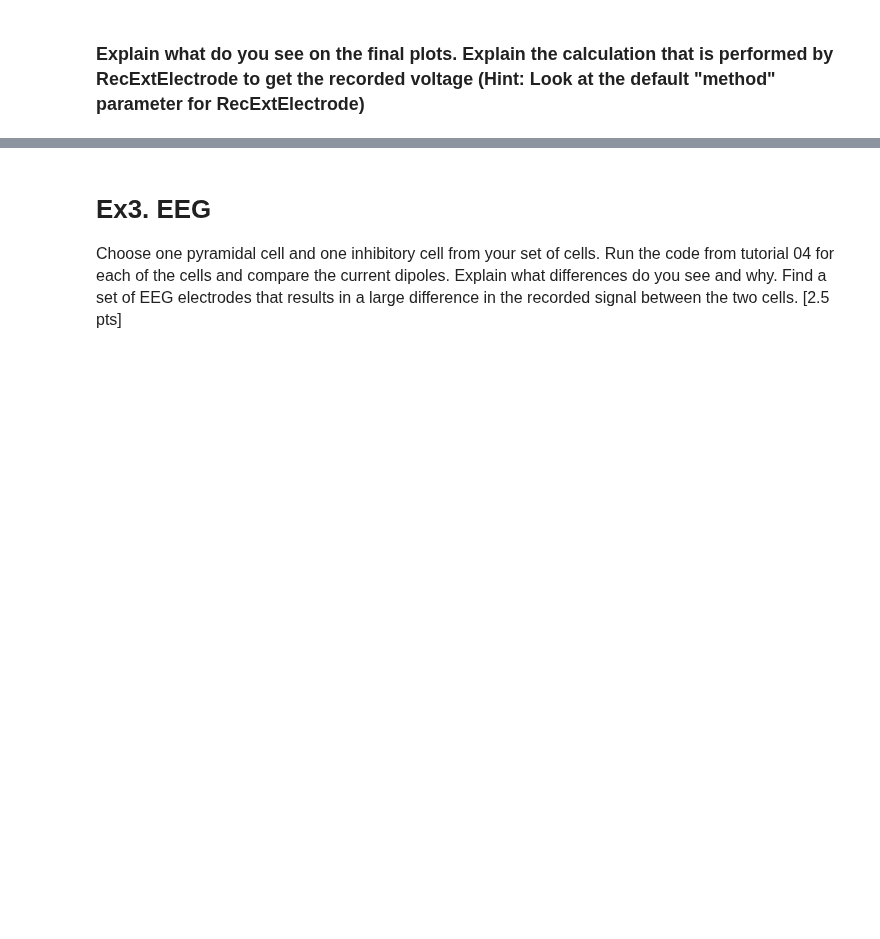
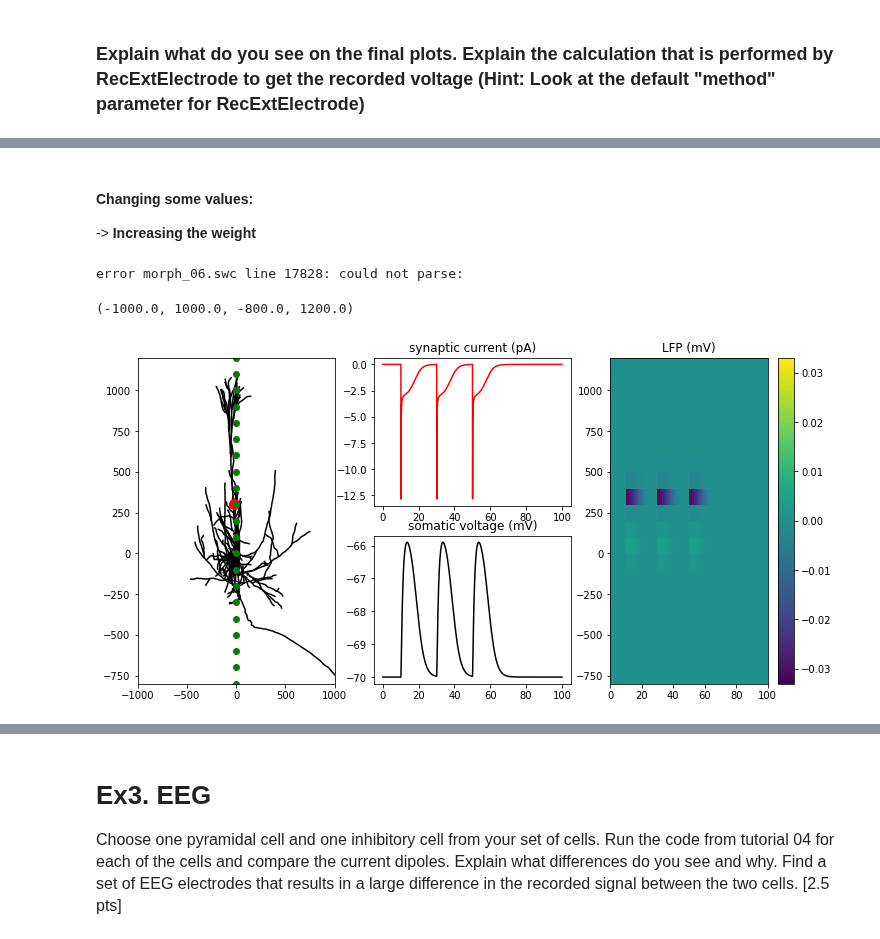
Before and after one commit to GasserElbanna/In-Silico-Neuroscience-Projects, a Jupyter notebook: Week 11/Week11_HomeWork.ipynb, the cells around one changed output, grey strips where cells are left out. Drawn from its saved outputs; the diff is of its cells as text; code cells hidden in the pictures; blank space fills up the shorter version.

```diff
--- a/Week 11/Week11_HomeWork.ipynb
+++ b/Week 11/Week11_HomeWork.ipynb
@@ -514,0 +517,72 @@ _Explain the calculation that is performed by RecExtElectrode to get the recorde
+# %% [markdown]
+#### __Changing some values__:
+
+-> __Increasing the weight__
+# %%
+cellParameters = {
+    'morphology' : 'morph_06.swc',
+    'tstart' : -50,
+    'tstop' : 100,
+    'dt' : 2**-4,
+    'passive' : True,
+}
+
+synapseParameters = {
+    'syntype' : 'Exp2Syn',
+    'e' : 0.,
+    'tau1' : 0.5,
+    'tau2' : 2.0,
+    'weight' : 1.0,
+    'record_current' : True,
+}
+
+z = np.mgrid[-800:1201:100]
+electrodeParameters = {
+    'x' : np.zeros(z.size),
+    'y' : np.zeros(z.size),
+    'z' : z,
+    'sigma' : 0.3,
+}
+
+cell = LFPy.Cell(**cellParameters)
+cell.set_pos(x=0, y=0, z=0)
+
+cell.set_rotation(x=1.57079632679, y=0.0, z=1.57079632679, rotation_order='xyz') # angles in radians!!
+
+
+synapse = LFPy.Synapse(cell,
+                       idx = cell.get_closest_idx(z=300),
+                       **synapseParameters)
+synapse.set_spike_times(np.array([10, 30, 50]))
+
+electrode = LFPy.RecExtElectrode(**electrodeParameters)
+
+cell.simulate(electrode = electrode)
+
+plt.figure(figsize=(12, 6))
+plt.subplot(133)
+plt.pcolormesh(cell.tvec, electrode.z, electrode.LFP,
+           vmin=-abs(electrode.LFP).max(), vmax=abs(electrode.LFP).max())
+plt.colorbar()
+plt.title('LFP (mV)')
+
+plt.subplot(232)
+plt.plot(cell.tvec, synapse.i, 'r'), plt.title('synaptic current (pA)')
+
+plt.subplot(235)
+plt.plot(cell.tvec, cell.somav, 'k'), plt.title('somatic voltage (mV)')
+
+plt.subplot(131)
+for sec in LFPy.cell.neuron.h.allsec():
+    idx = cell.get_idx(sec.name())
+    plt.plot(np.r_[cell.xstart[idx], cell.xend[idx][-1]],
+            np.r_[cell.zstart[idx], cell.zend[idx][-1]],
+            color='k')
+plt.plot([cell.synapses[0].x], [cell.synapses[0].z],
+     color='r', marker='o', markersize=10)
+plt.plot(electrode.x, electrode.z, '.', marker='o', color='g')
+plt.axis([-1000, 1000, -800, 1200])
+# %% [output]
+error morph_06.swc line 17828: could not parse:
+(-1000.0, 1000.0, -800.0, 1200.0)
+[figure, added]
```
Also changed, not shown: parts of 8 cells of this notebook.
